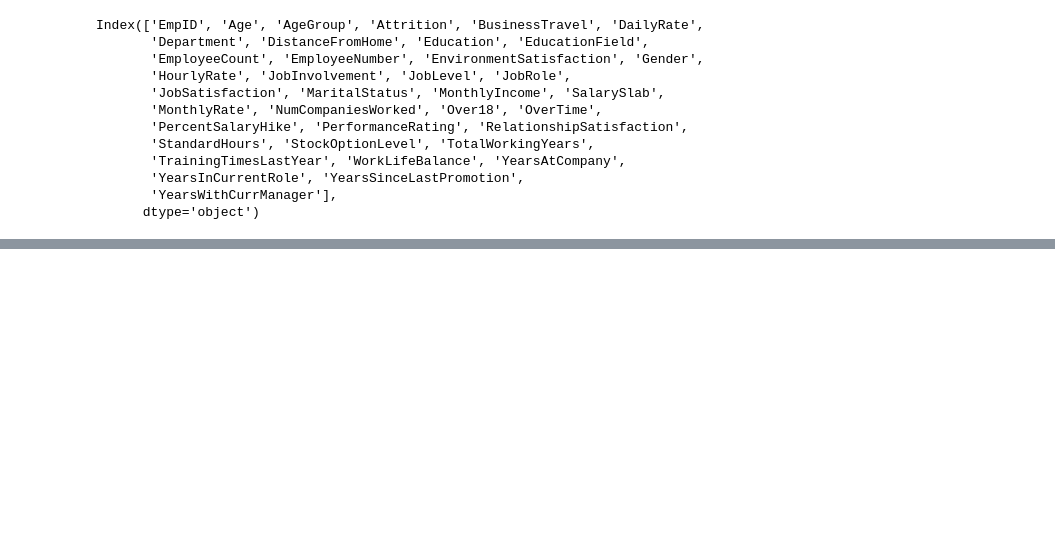
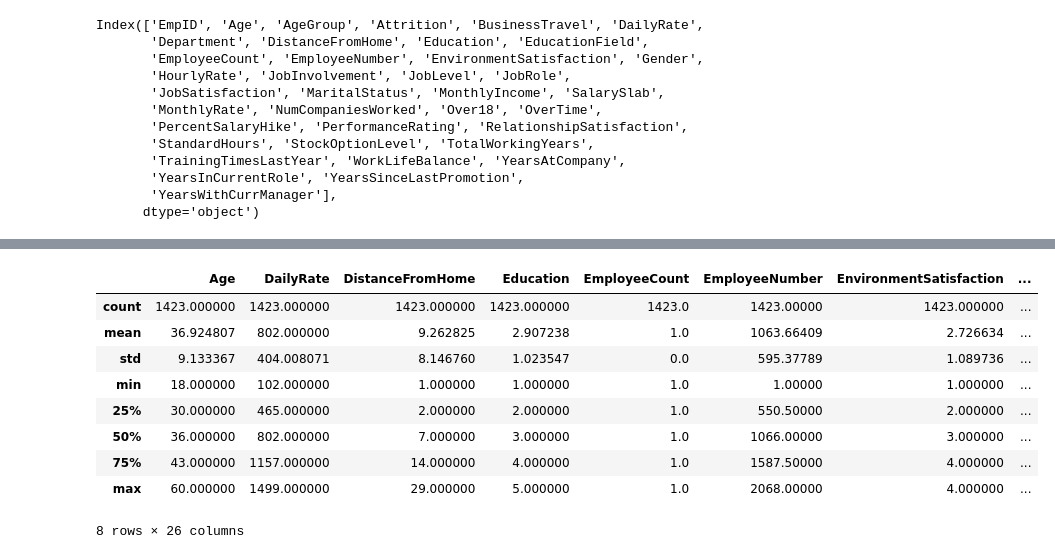
Before and after one commit to SethMoffat/Project_1, a Jupyter notebook: explore.ipynb, the cells around one changed output, grey strips where cells are left out. Drawn from its saved outputs; the diff is of its cells as text; code cells hidden in the pictures; blank space fills up the shorter version.

```diff
--- a/explore.ipynb
+++ b/explore.ipynb
@@ -72 +59,14 @@ JobRole : ['Laboratory Technician', 'Sales Representative', 'Research Scientist'
+# %%
+df.describe()
+# %% [output]
+|  | Age | DailyRate | DistanceFromHome | Education | EmployeeCount | EmployeeNumber | EnvironmentSatisfaction | ... |
+| count | 1423.000000 | 1423.000000 | 1423.000000 | 1423.000000 | 1423.0 | 1423.00000 | 1423.000000 | ... |
+| mean | 36.924807 | 802.000000 | 9.262825 | 2.907238 | 1.0 | 1063.66409 | 2.726634 | ... |
+| std | 9.133367 | 404.008071 | 8.146760 | 1.023547 | 0.0 | 595.37789 | 1.089736 | ... |
+| min | 18.000000 | 102.000000 | 1.000000 | 1.000000 | 1.0 | 1.00000 | 1.000000 | ... |
+| 25% | 30.000000 | 465.000000 | 2.000000 | 2.000000 | 1.0 | 550.50000 | 2.000000 | ... |
+| 50% | 36.000000 | 802.000000 | 7.000000 | 3.000000 | 1.0 | 1066.00000 | 3.000000 | ... |
+| 75% | 43.000000 | 1157.000000 | 14.000000 | 4.000000 | 1.0 | 1587.50000 | 4.000000 | ... |
+| max | 60.000000 | 1499.000000 | 29.000000 | 5.000000 | 1.0 | 2068.00000 | 4.000000 | ... |
+8 rows × 26 columns
 # %%
```
Also changed, not shown: parts of 10 cells of this notebook.
